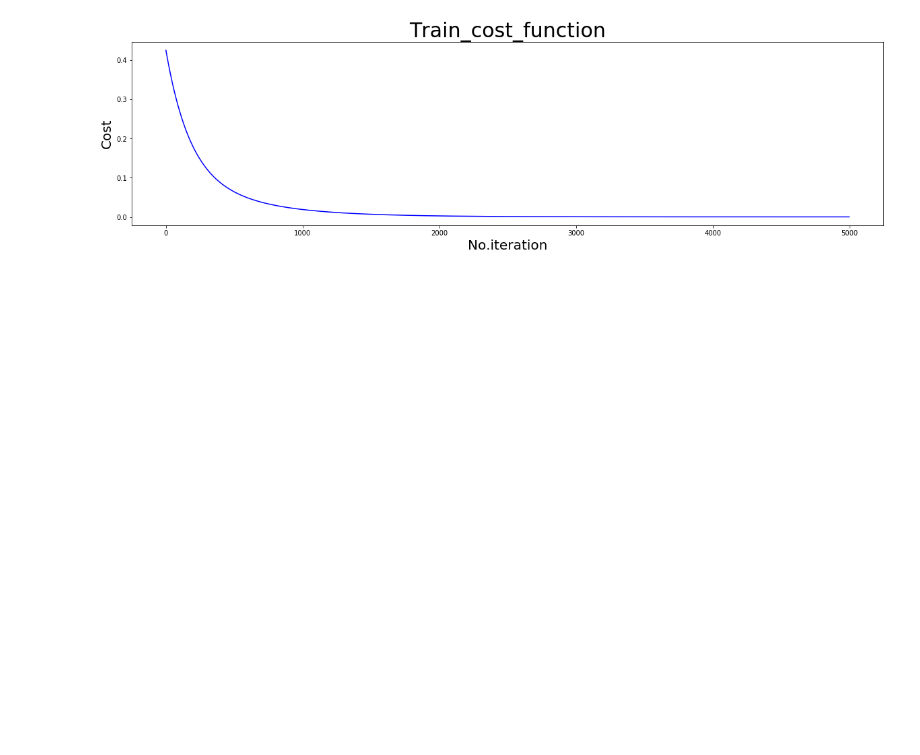
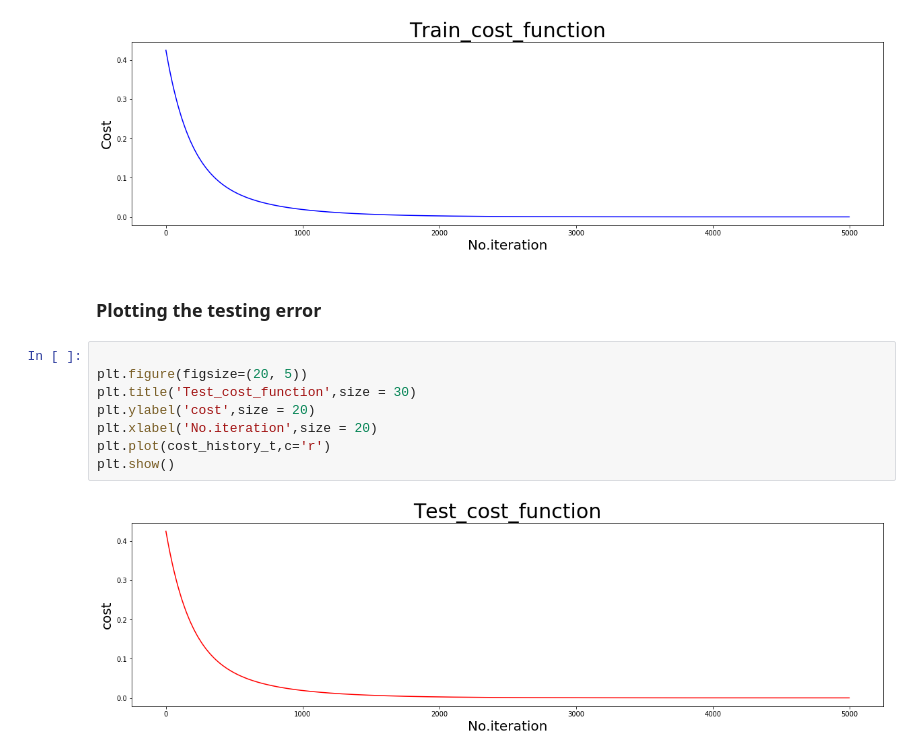
Before and after one commit to cheonginho/Machine-Learing, a Jupyter notebook: ML-Assignment04.ipynb, the cells around one changed output. Saved outputs shown, nothing was run; the diff lists cells and outputs as text; blank space fills up the shorter version.

Commit message:
Plotting the testing error
Plotting the testing error

```diff
--- a/ML-Assignment04.ipynb
+++ b/ML-Assignment04.ipynb
@@ -88,3 +88,15 @@ plt.plot(cost_history,c='b')
 plt.show()
 # %% [output]
 [figure]
+# %% [markdown]
+###  Plotting the testing error
+# %%
+
+plt.figure(figsize=(20, 5))
+plt.title('Test_cost_function',size = 30)
+plt.ylabel('cost',size = 20)
+plt.xlabel('No.iteration',size = 20)
+plt.plot(cost_history_t,c='r')
+plt.show()
+# %% [output]
+[figure, added]
```
